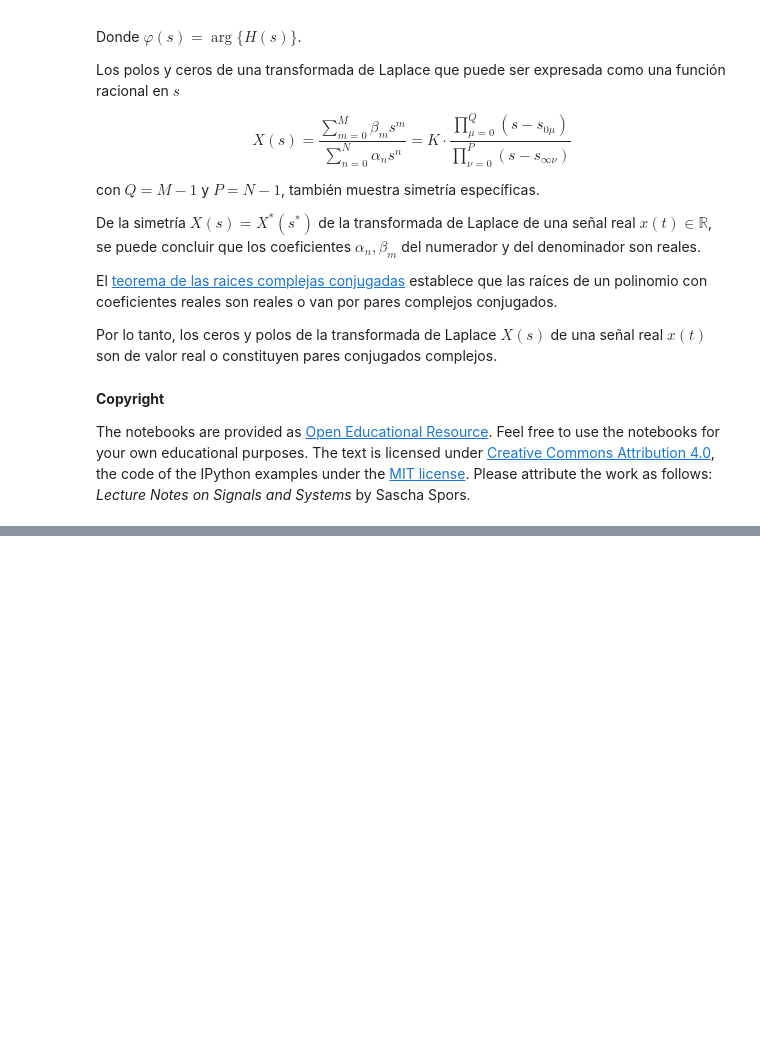
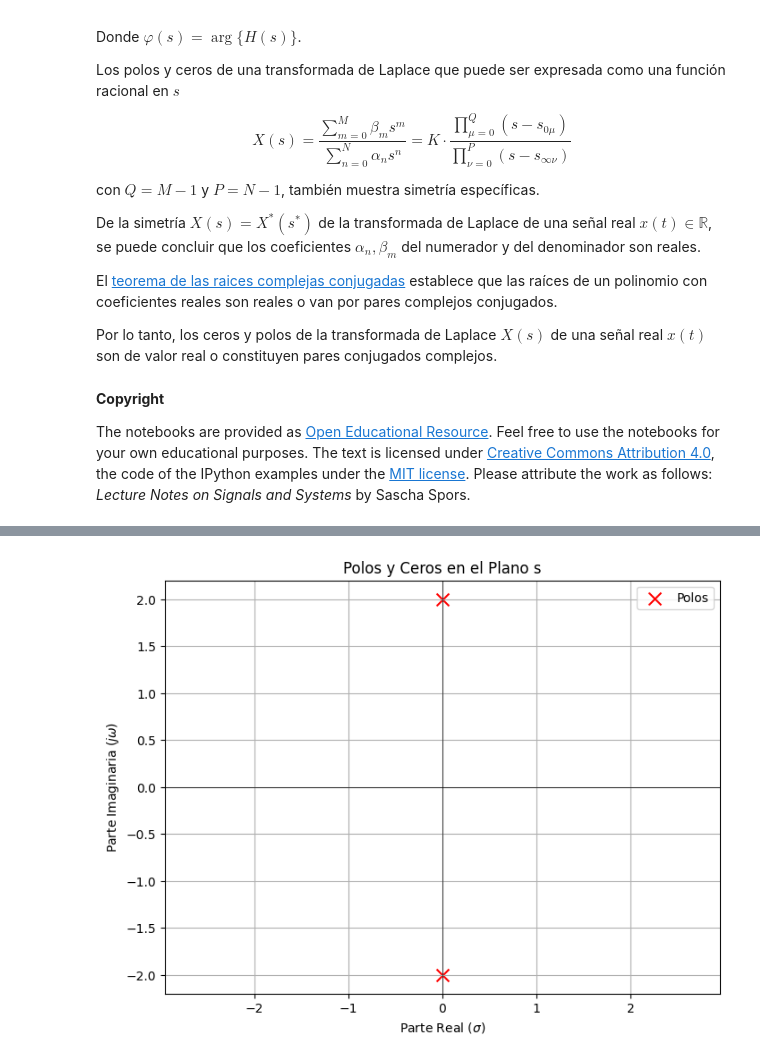
Before and after one commit to Hamerson-jhoel/S-Sistemas-2025-1, a Jupyter notebook: Transformada_Laplace/Propiedades.ipynb, the cells around one changed output, grey strips where cells are left out. Saved outputs shown, nothing was run; the diff lists cells and outputs as text; code cells hidden in the pictures; blank space fills up the shorter version.

```diff
--- a/Transformada_Laplace/Propiedades.ipynb
+++ b/Transformada_Laplace/Propiedades.ipynb
@@ -143,0 +190,51 @@ The notebooks are provided as [Open Educational Resource](https://de.wikipedia.o
+# %%
+import matplotlib.pyplot as plt
+import numpy as np
+import sympy as sym
+
+# Extraer los valores numéricos de los polos (asumiendo w0 es un valor numérico)
+# Si w0 no tiene un valor numérico asignado, necesitarás asignarle uno temporalmente para graficar
+# Por ejemplo: w0_val = 2
+# polos_vals = [complex(p.subs(w0, w0_val)) for p in polos]
+
+# Para este caso, los polos ya están en términos de +/- I*w0, que es lo que necesitamos para la visualización
+# Si los polos fueran expresiones más complejas, se necesitaría evaluar para un w0 específico.
+# Dado que los polos son +/- j*w0, podemos representarlos directamente en el plano s (real vs imaginario)
+
+# Asignar un valor numérico a w0 para la visualización
+w0_val = 2  # Puedes cambiar este valor si lo deseas
+
+# Re-calcular los polos con el valor numérico de w0
+polos_numeric = [complex(p.subs(w0, w0_val)) for p in polos]
+
+
+# No hay ceros finitos para graficar
+
+# Graficar los polos (marcados con 'x') y ceros (marcados con 'o') en el plano s
+plt.figure(figsize=(8, 6))
+if polos_numeric:
+    polos_x = [p.real for p in polos_numeric]
+    polos_y = [p.imag for p in polos_numeric]
+    plt.scatter(polos_x, polos_y, marker='x', color='red', s=100, label='Polos')
+
+if ceros: # Aunque en este caso no hay ceros finitos
+    # Si hubiera ceros, necesitarías evaluarlos numéricamente también:
+    # ceros_numeric = [complex(c.subs(w0, w0_val)) for c in ceros]
+    # ceros_x = [c.real for c in ceros_numeric]
+    # ceros_y = [c.imag for c in ceros_numeric]
+    # plt.scatter(ceros_x, ceros_y, marker='o', color='blue', s=100, label='Ceros')
+    pass # No hay ceros finitos para graficar en este caso
+
+
+# Configuración del gráfico
+plt.title('Polos y Ceros en el Plano s')
+plt.xlabel('Parte Real ($\sigma$)')
+plt.ylabel('Parte Imaginaria ($j\omega$)')
+plt.grid(True)
+plt.axhline(0, color='black',linewidth=0.5)
+plt.axvline(0, color='black',linewidth=0.5)
+plt.legend()
+plt.axis('equal') # Para que los ejes tengan la misma escala
+plt.show()
+# %% [output]
+[figure, added]
```
Also changed, not shown: parts of 3 cells of this notebook.
